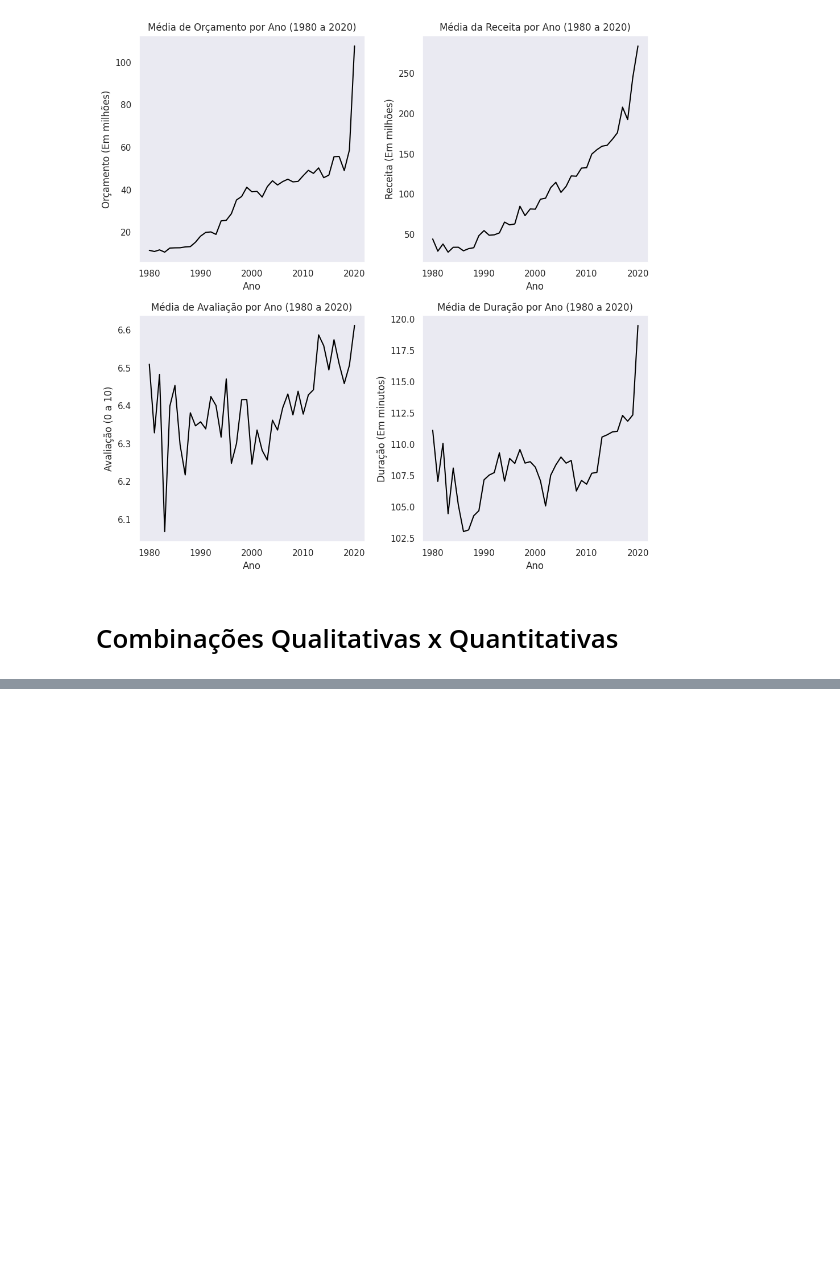
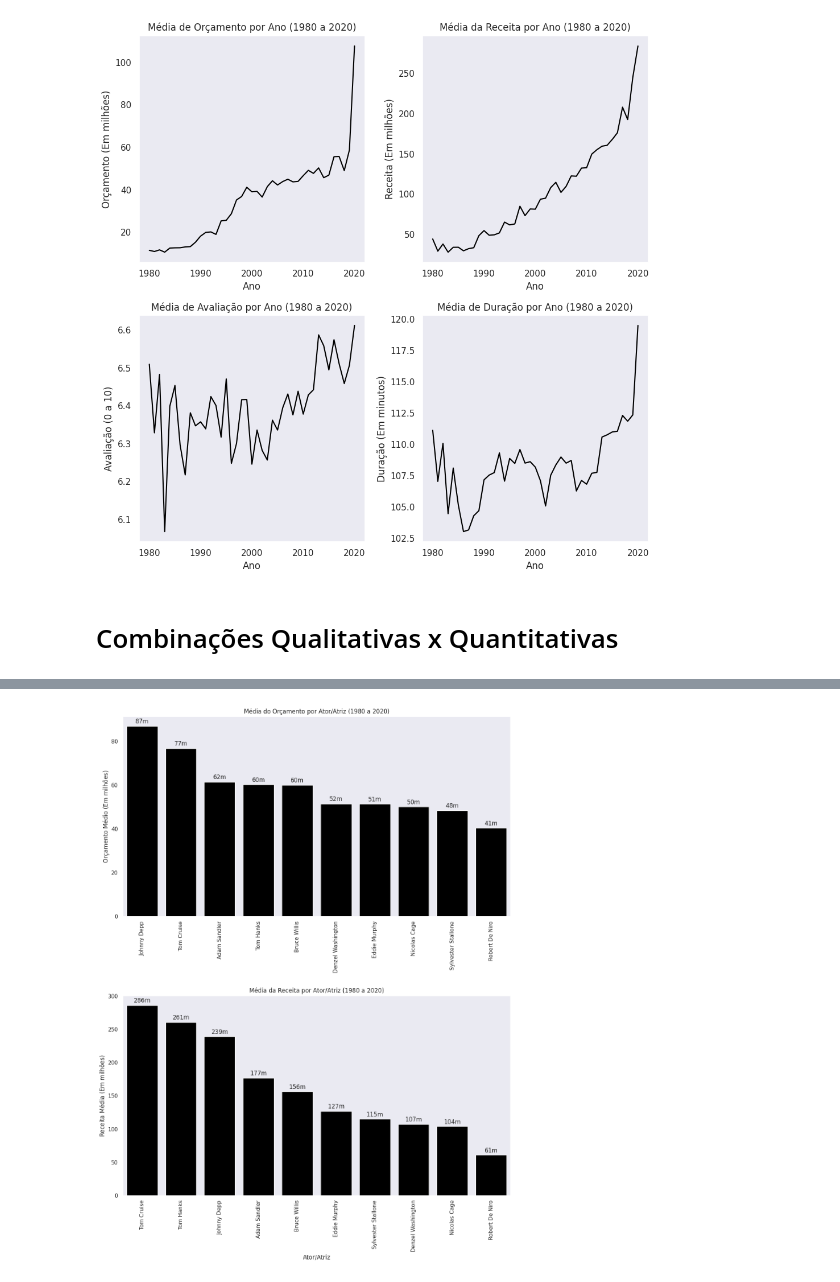
Before and after one commit to guicns/movie-industry-analysis, a Jupyter notebook: 2. Análise Python/movies_python_analysis.ipynb, the cells around one changed output, grey strips where cells are left out. Cells and saved outputs as stored; diff of their text form; code cells hidden in the pictures; blank space fills up the shorter version.

```diff
--- a/2. Análise Python/movies_python_analysis.ipynb
+++ b/2. Análise Python/movies_python_analysis.ipynb
@@ -649,0 +761,42 @@ plt.show()
+# %%
+#STAR X MÉDIA BUDGET E GROSS
+# Contar o número de filmes por diretor e selecionar os 10 principais
+top_stars = df['star'].value_counts().head(10).index
+
+# Filtrar o DataFrame para incluir apenas os 10 principais diretores
+df_top_stars = df[df['star'].isin(top_stars)]
+
+# Calcular as médias do orçamento e da receita por diretor e converter para milhões
+df_grouped_budget = df_top_stars.groupby('star')[['budget']].mean().reset_index().sort_values(by='budget', ascending=False)
+df_grouped_gross = df_top_stars.groupby('star')[['gross']].mean().reset_index().sort_values(by='gross', ascending=False)
+
+df_grouped_budget['budget'] = df_grouped_budget['budget'] / 1_000_000
+df_grouped_gross['gross'] = df_grouped_gross['gross'] / 1_000_000
+
+fig, axes = plt.subplots(nrows=2, ncols=1, figsize=(12, 16))
+
+def add_values_on_bars(ax):
+    for p in ax.patches:
+        ax.annotate(f'{p.get_height():.0f}m', (p.get_x() + p.get_width() / 2., p.get_height()),
+                    ha='center', va='center', xytext=(0, 9), textcoords='offset points')
+
+ax1 = sns.barplot(x='star', y='budget', data=df_grouped_budget, ax=axes[0], color='black')
+axes[0].set_title('Média do Orçamento por Ator/Atriz (1980 a 2020)')
+axes[0].set_xlabel('Ator/Atriz', color='white')
+axes[0].set_ylabel('Orçamento Médio (Em milhões)')
+axes[0].tick_params(axis='x', rotation=90)
+axes[0].tick_params(axis='y')
+add_values_on_bars(ax1)
+
+ax2 = sns.barplot(x='star', y='gross', data=df_grouped_gross, ax=axes[1], color='black')
+axes[1].set_title('Média da Receita por Ator/Atriz (1980 a 2020)')
+axes[1].set_xlabel('Ator/Atriz')
+axes[1].set_ylabel('Receita Média (Em milhões)')
+axes[1].tick_params(axis='x', rotation=90,)
+axes[1].tick_params(axis='y',)
+add_values_on_bars(ax2)
+
+plt.tight_layout()
+plt.show()
+# %% [output]
+[figure, added]
```
Also changed, not shown: parts of 5 cells of this notebook.
